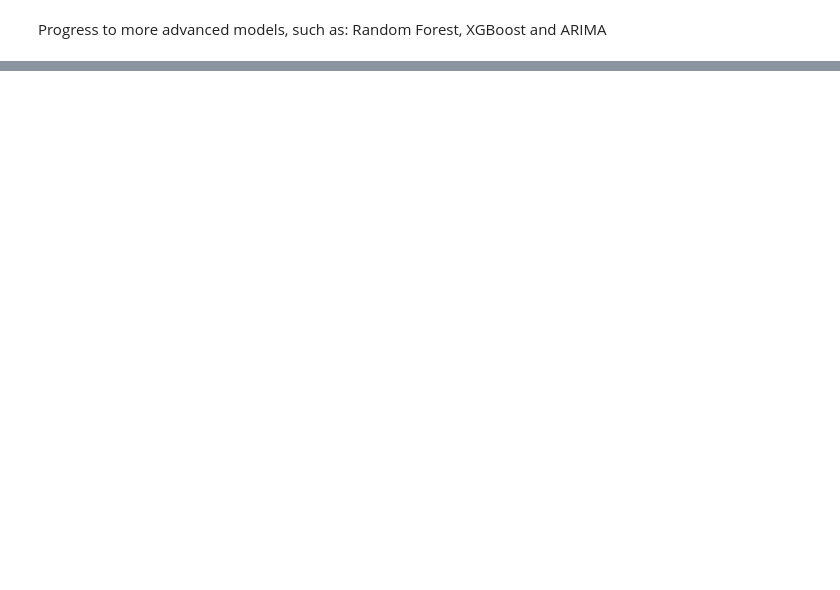
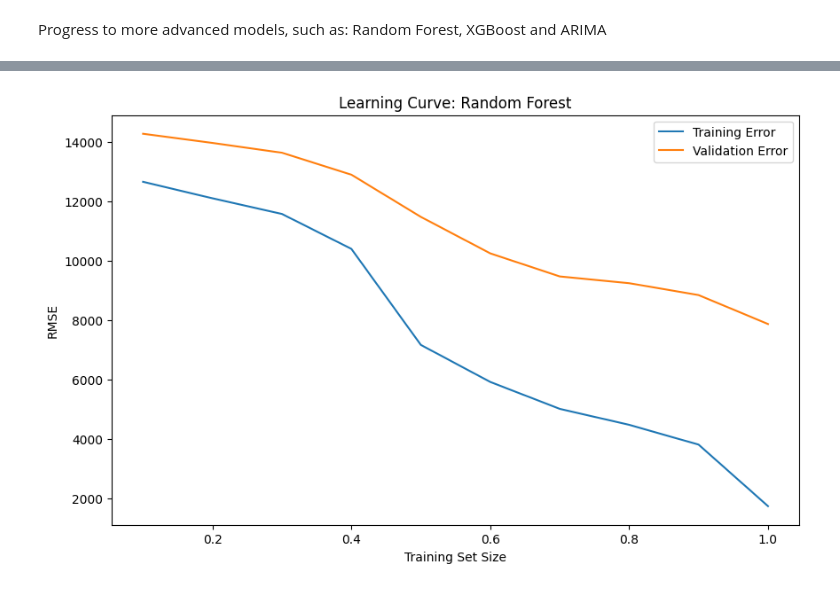
Before and after one commit to sofiamartellozzo/StoresSalesForecasting, a Jupyter notebook: regression.ipynb, the cells around one changed output, grey strips where cells are left out. Saved outputs shown, nothing was run; the diff lists cells and outputs as text; code cells hidden in the pictures; blank space fills up the shorter version.

```diff
--- a/regression.ipynb
+++ b/regression.ipynb
@@ -756,0 +695,5 @@ KeyboardInterrupt:
+# %%
+rf_model = RandomForestRegressor(n_estimators=100, random_state=42)
+rf_model = plot_learning_curve(rf_model, X_train, y_train, X_val, y_val, "Random Forest")
+# %% [output]
+[figure, added]
```
Also changed, not shown: parts of 26 cells of this notebook, 1 other file.
